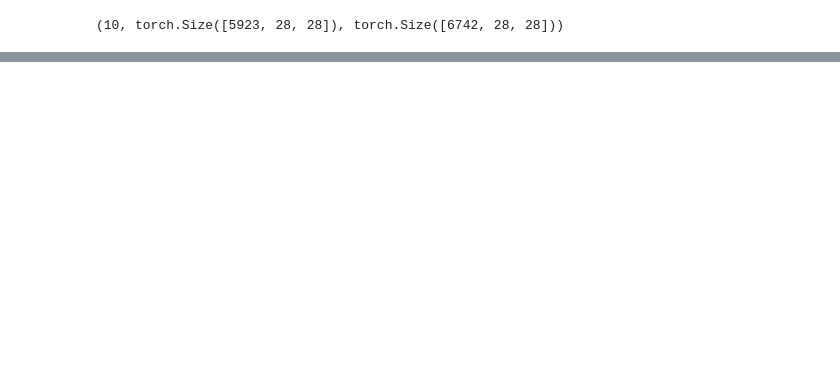
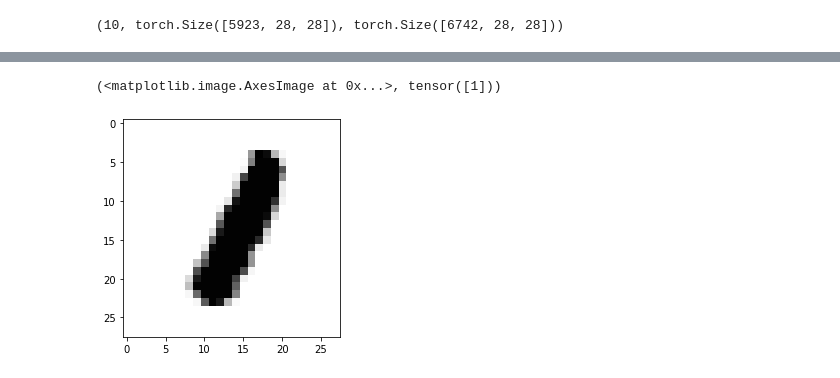
Before and after one commit to Nick-palmar/fast_book, a Jupyter notebook: 04_mnist_full.ipynb, the cells around one changed output, grey strips where cells are left out. Drawn from its saved outputs; the diff is of its cells as text; code cells hidden in the pictures; blank space fills up the shorter version.

```diff
--- a/04_mnist_full.ipynb
+++ b/04_mnist_full.ipynb
@@ -48,0 +109,5 @@ len(all_train_list), all_train_list[0].shape, all_train_list[1].shape
+# %%
+plt.imshow(train_x[10000].view(28, 28)), train_y[10000]
+# %% [output]
+(<matplotlib.image.AxesImage at 0x...>, tensor([1]))
+[figure, added]
```
Also changed, not shown: parts of 18 cells of this notebook.
